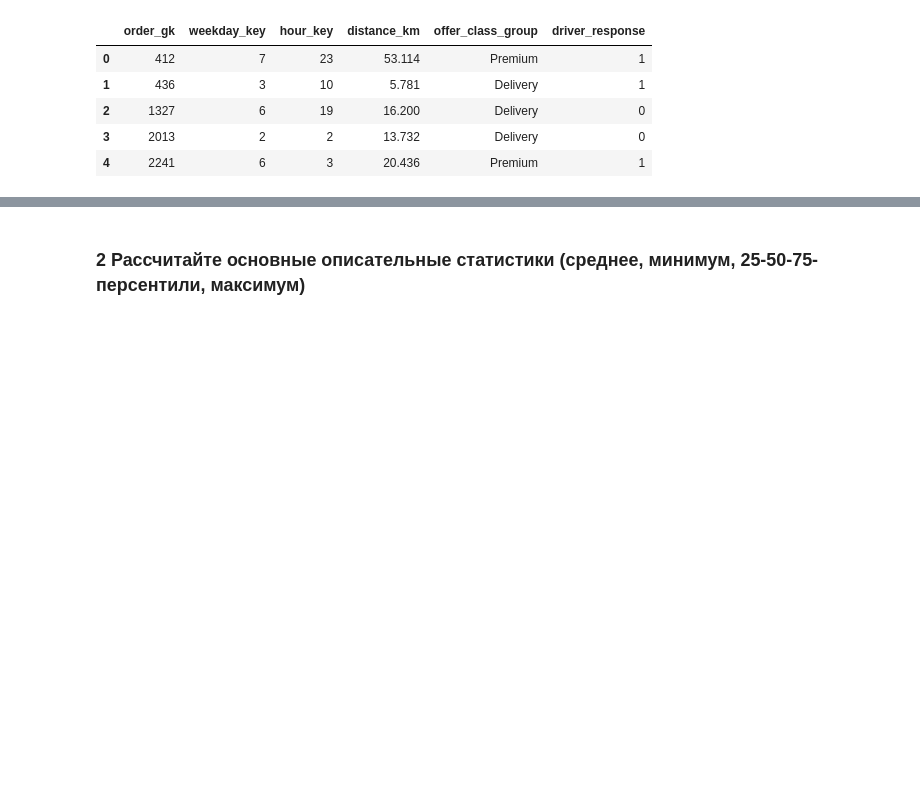
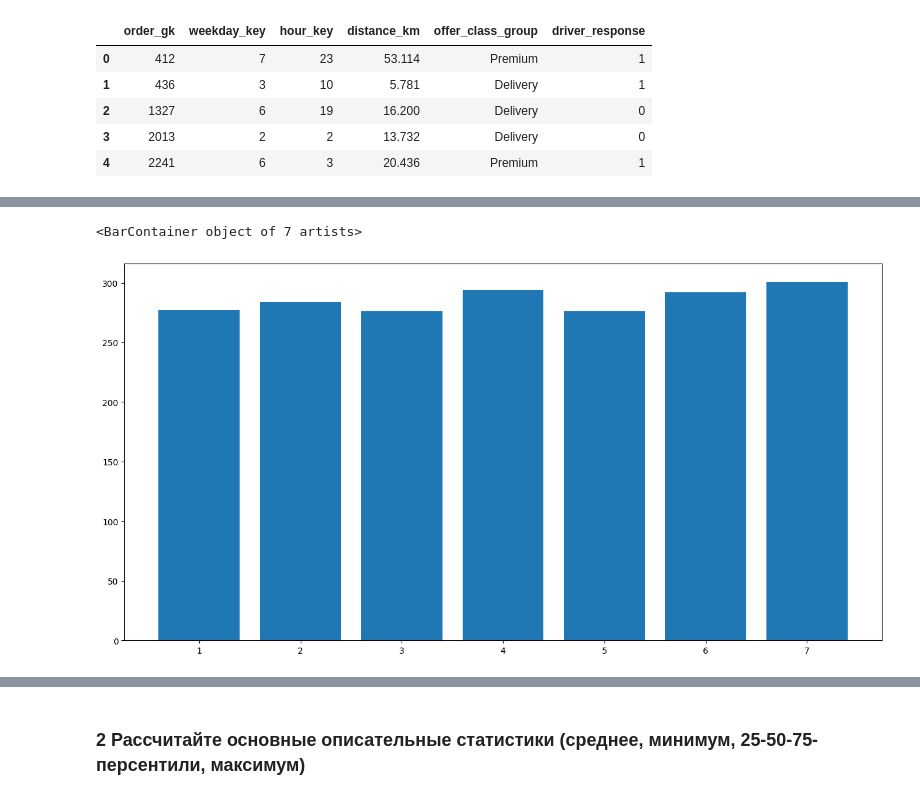
Before and after one commit to IrmA-ErroR/DS_Taxi_strategy, a Jupyter notebook: analysis.ipynb, the cells around one changed output, grey strips where cells are left out. Cells and saved outputs as stored; diff of their text form; code cells hidden in the pictures; blank space fills up the shorter version.

```diff
--- a/analysis.ipynb
+++ b/analysis.ipynb
@@ -33,0 +91,9 @@ data.head()
+# %%
+data['workday'] = data['weekday_key'] <= 5
+# %%
+plt.figure(figsize=(16, 8))
+trips_by_weekday = data['weekday_key'].value_counts()
+plt.bar(trips_by_weekday.index, trips_by_weekday.values)
+# %% [output]
+<BarContainer object of 7 artists>
+[figure, added]
```
Also changed, not shown: parts of 7 cells of this notebook.
